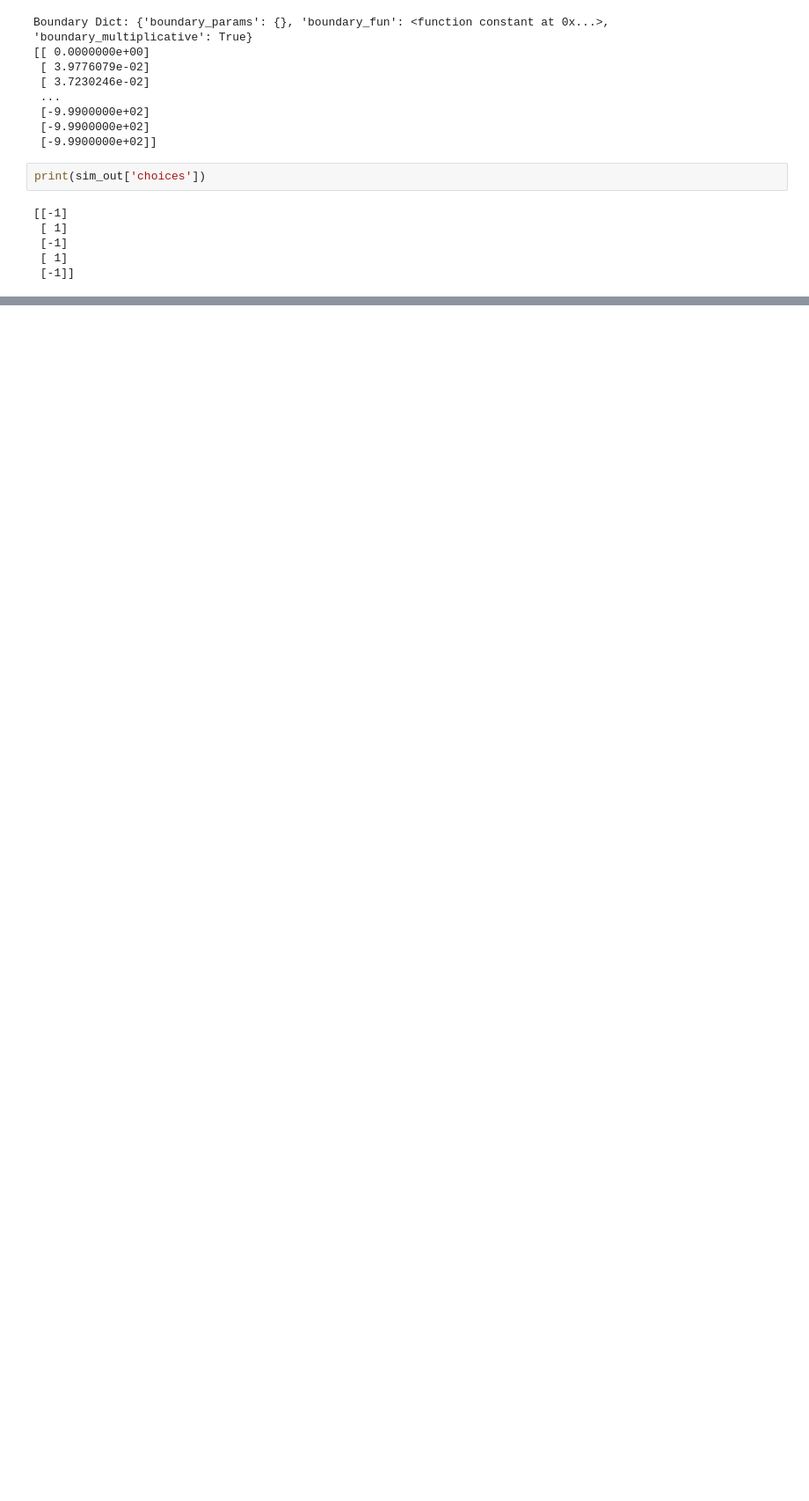
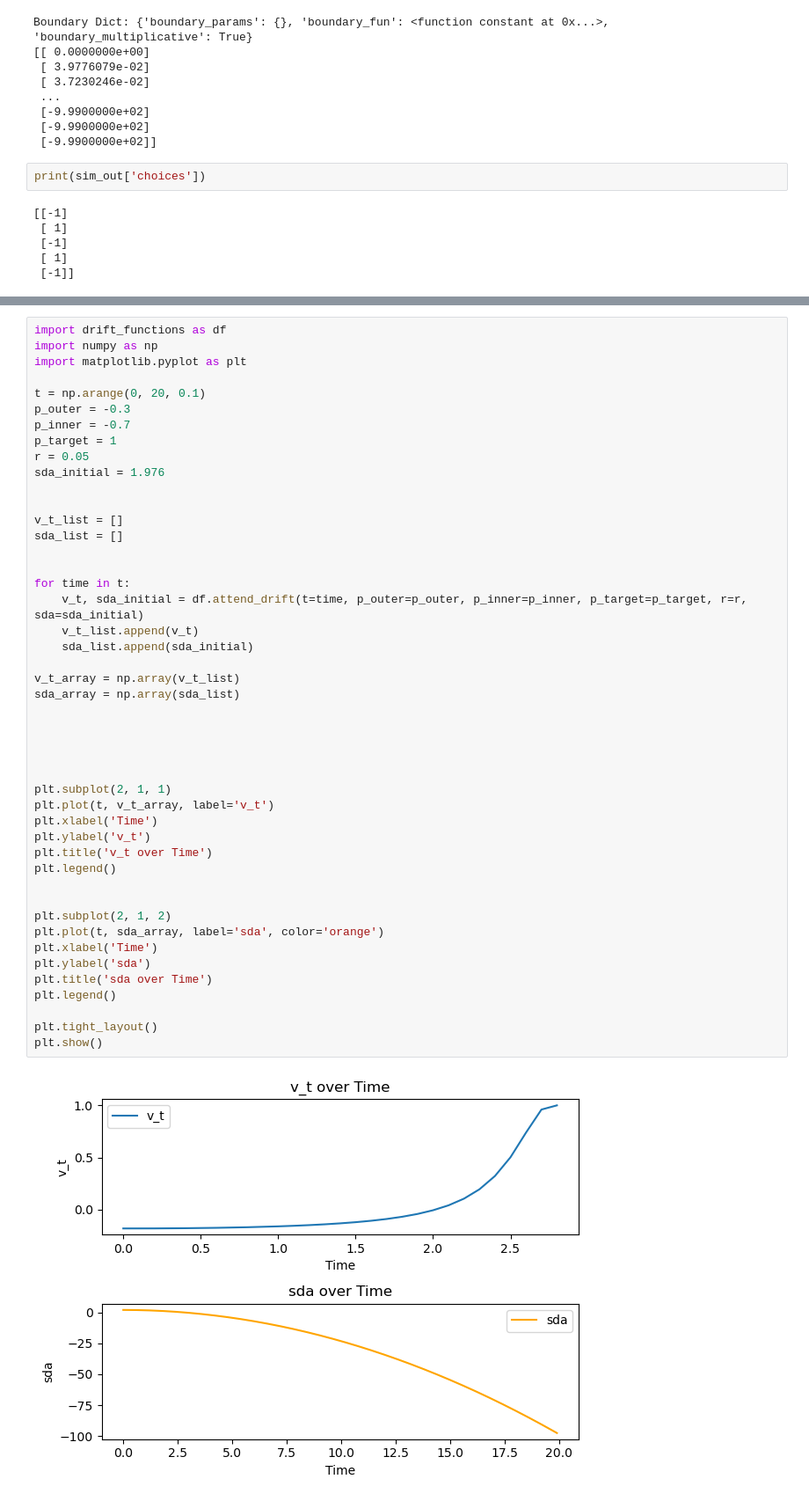
Before and after one commit to AlexanderFengler/ssm-simulators, a Jupyter notebook: ssms/basic_simulators/andrew-testing.ipynb, the cells around one changed output, grey strips where cells are left out. Shown at 88% size. Cells and saved outputs as stored; diff of their text form; blank space fills up the shorter version.

Commit message:
stuff I changed trying to create the drift function

```diff
--- a/ssms/basic_simulators/andrew-testing.ipynb
+++ b/ssms/basic_simulators/andrew-testing.ipynb
@@ -35,0 +45,48 @@ print(sim_out['choices'])
+# %%
+import drift_functions as df
+import numpy as np
+import matplotlib.pyplot as plt
+
+t = np.arange(0, 20, 0.1)
+p_outer = -0.3
+p_inner = -0.7
+p_target = 1
+r = 0.05
+sda_initial = 1.976
+
+
+v_t_list = []
+sda_list = []
+
+
+for time in t:
+    v_t, sda_initial = df.attend_drift(t=time, p_outer=p_outer, p_inner=p_inner, p_target=p_target, r=r, sda=sda_initial)
+    v_t_list.append(v_t)
+    sda_list.append(sda_initial)
+
+v_t_array = np.array(v_t_list)
+sda_array = np.array(sda_list)
+
+
+
+
+
+plt.subplot(2, 1, 1)
+plt.plot(t, v_t_array, label='v_t')
+plt.xlabel('Time')
+plt.ylabel('v_t')
+plt.title('v_t over Time')
+plt.legend()
+
+
+plt.subplot(2, 1, 2)
+plt.plot(t, sda_array, label='sda', color='orange')
+plt.xlabel('Time')
+plt.ylabel('sda')
+plt.title('sda over Time')
+plt.legend()
+
+plt.tight_layout()
+plt.show()
+# %% [output]
+[figure, added]
```
Also changed, not shown: parts of 2 cells of this notebook, 3 other files.
